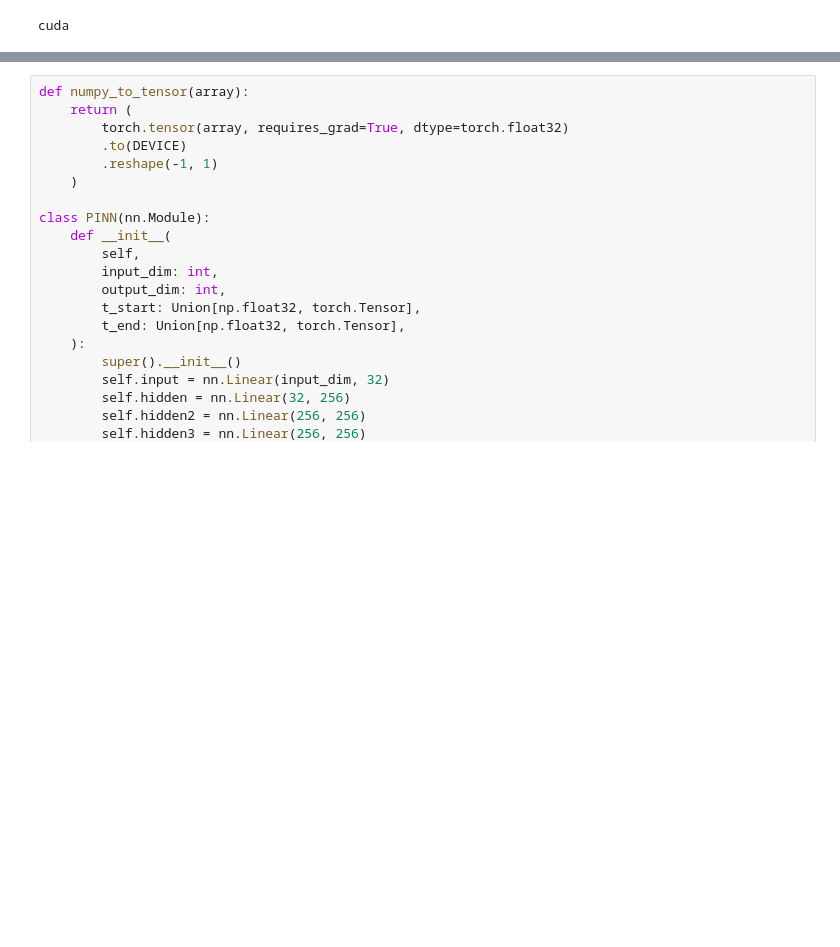
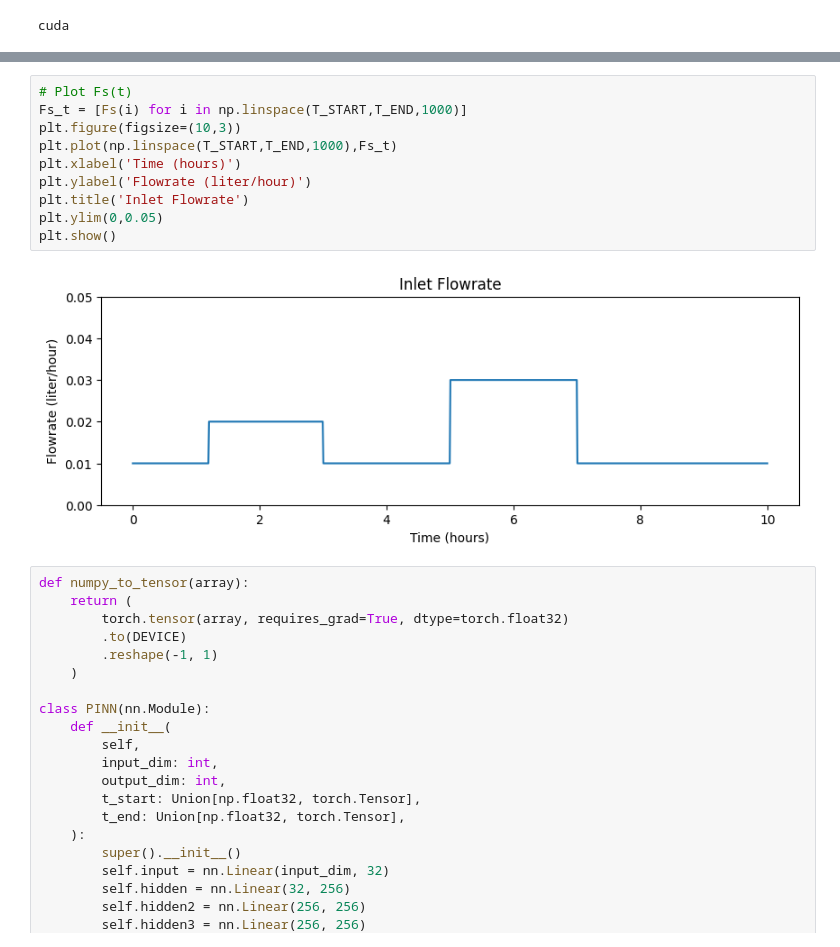
Before and after one commit to costasmexis/dynamic-modeling, a Jupyter notebook: notebooks/fed_batch_main.ipynb, the cells around one changed output, grey strips where cells are left out. Saved outputs shown, nothing was run; the diff lists cells and outputs as text; blank space fills up the shorter version.

Commit message:
Started simulated FB exp

```diff
--- a/notebooks/fed_batch_main.ipynb
+++ b/notebooks/fed_batch_main.ipynb
@@ -91,3 +91,15 @@ plt.show()
+# %%
+# Plot Fs(t)
+Fs_t = [Fs(i) for i in np.linspace(T_START,T_END,1000)]
+plt.figure(figsize=(10,3))
+plt.plot(np.linspace(T_START,T_END,1000),Fs_t)
+plt.xlabel('Time (hours)')
+plt.ylabel('Flowrate (liter/hour)')
+plt.title('Inlet Flowrate')
+plt.ylim(0,0.05)
+plt.show()
+# %% [output]
+[figure, added]
 # %%
 def numpy_to_tensor(array):
     return (
```
Also changed, not shown: parts of 5 cells of this notebook.
